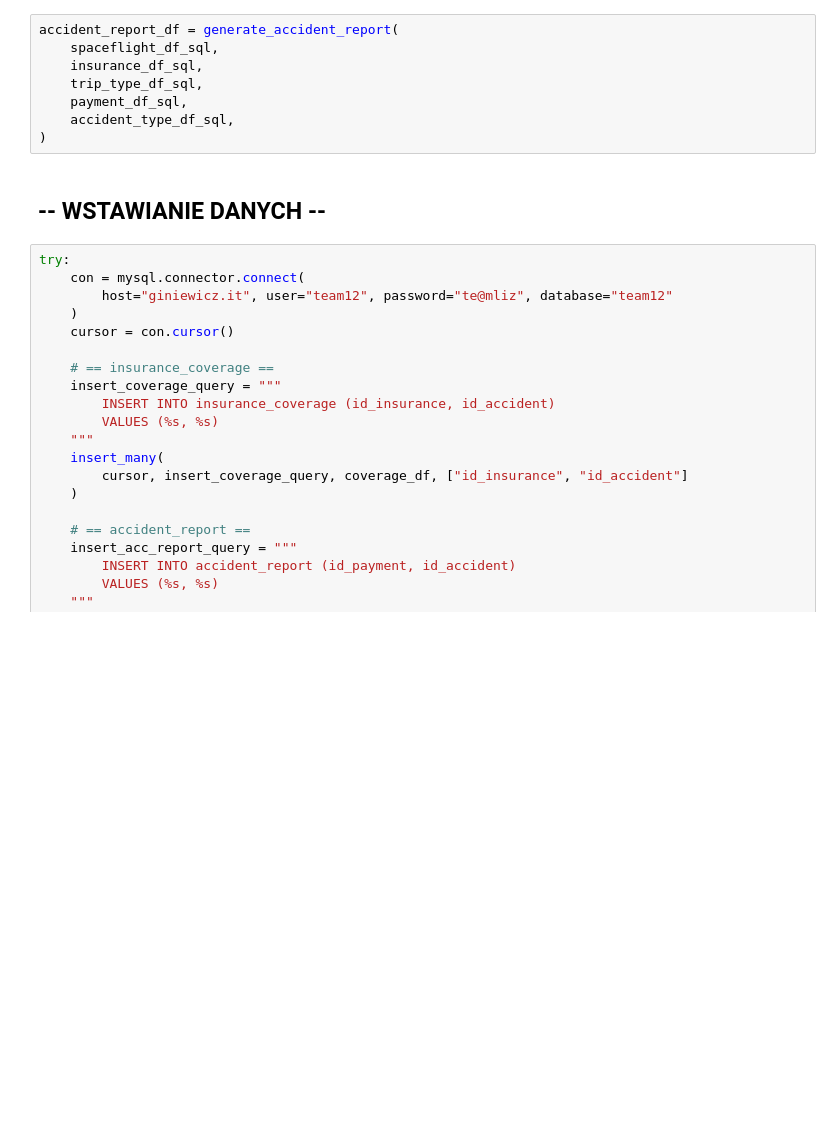
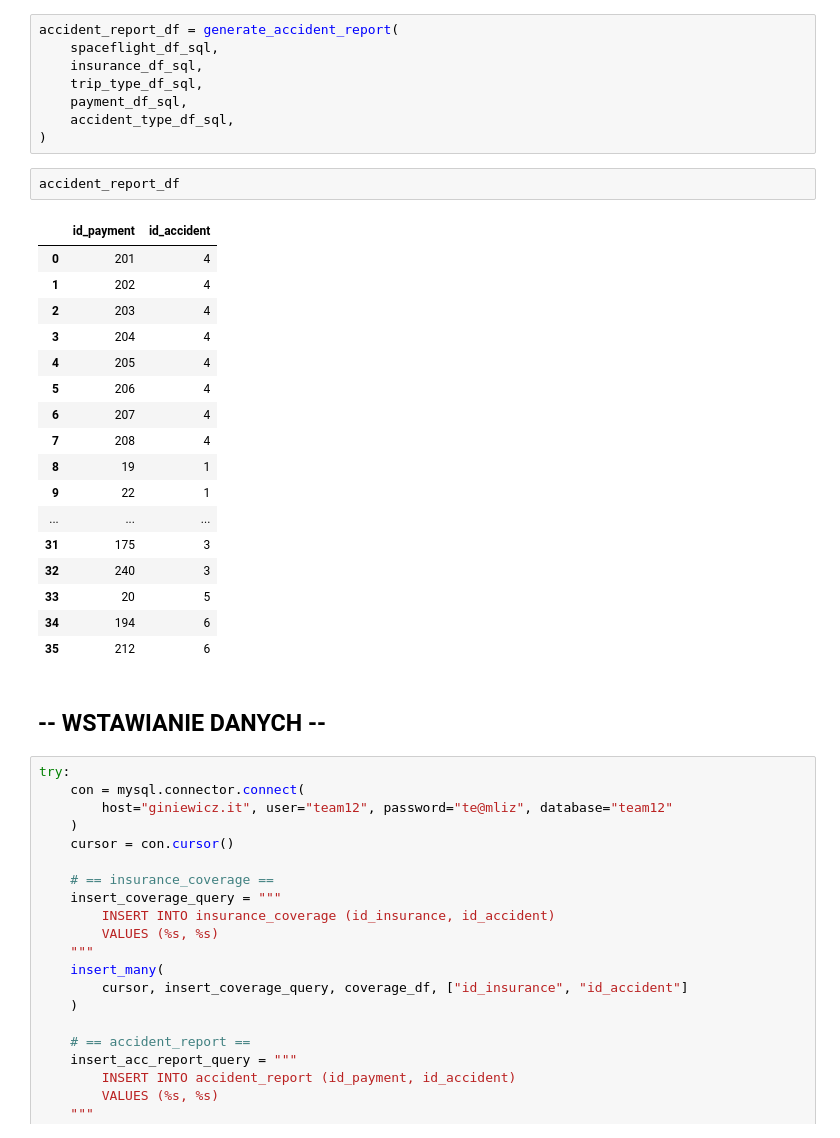
Before and after one commit to Jagaxxx/Bazy_danych, a Jupyter notebook: StarWars.ipynb, the cells around one changed output. Cells and saved outputs as stored; diff of their text form; blank space fills up the shorter version.

```diff
--- a/StarWars.ipynb
+++ b/StarWars.ipynb
@@ -1426,6 +1414,26 @@ accident_report_df = generate_accident_report(
     payment_df_sql,
     accident_type_df_sql,
 )
+# %%
+accident_report_df
+# %% [output]
+|  | id_payment | id_accident |
+| 0 | 201 | 4 |
+| 1 | 202 | 4 |
+| 2 | 203 | 4 |
+| 3 | 204 | 4 |
+| 4 | 205 | 4 |
+| 5 | 206 | 4 |
+| 6 | 207 | 4 |
+| 7 | 208 | 4 |
+| 8 | 19 | 1 |
+| 9 | 22 | 1 |
+| ... | ... | ... |
+| 31 | 175 | 3 |
+| 32 | 240 | 3 |
+| 33 | 20 | 5 |
+| 34 | 194 | 6 |
+| 35 | 212 | 6 |
 # %% [markdown]
 ## -- WSTAWIANIE DANYCH --
 # %%
```
Also changed, not shown: parts of 3 cells of this notebook.
